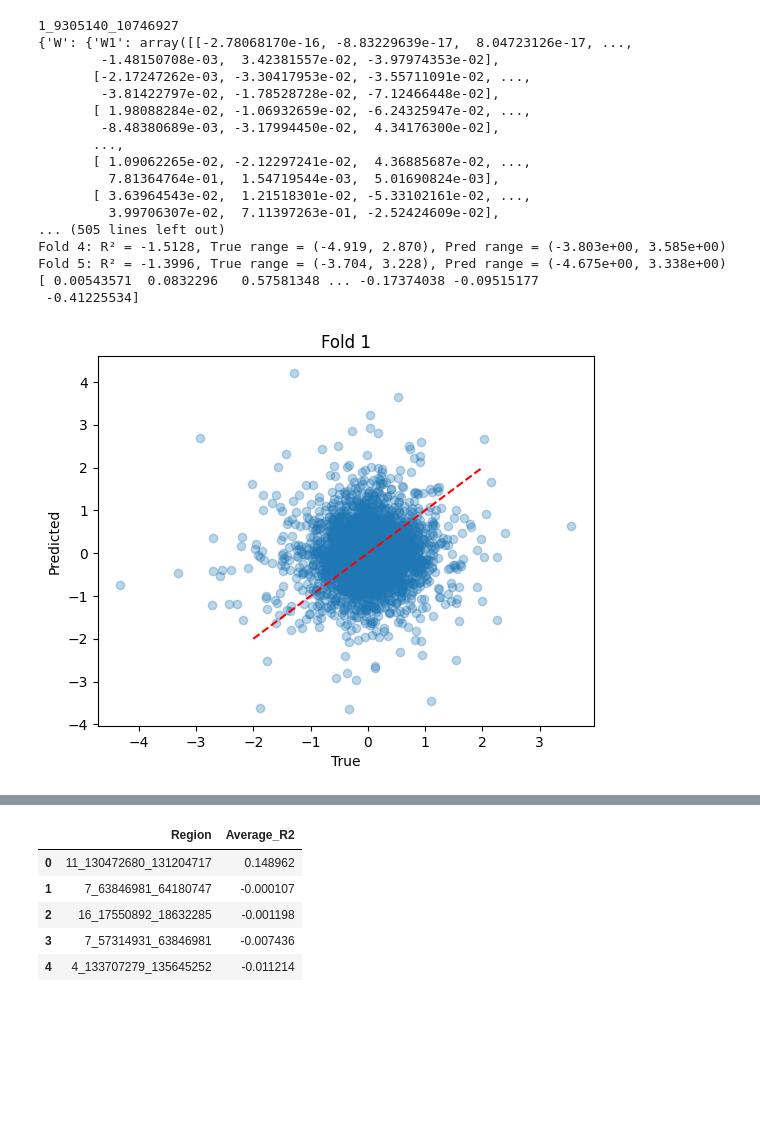
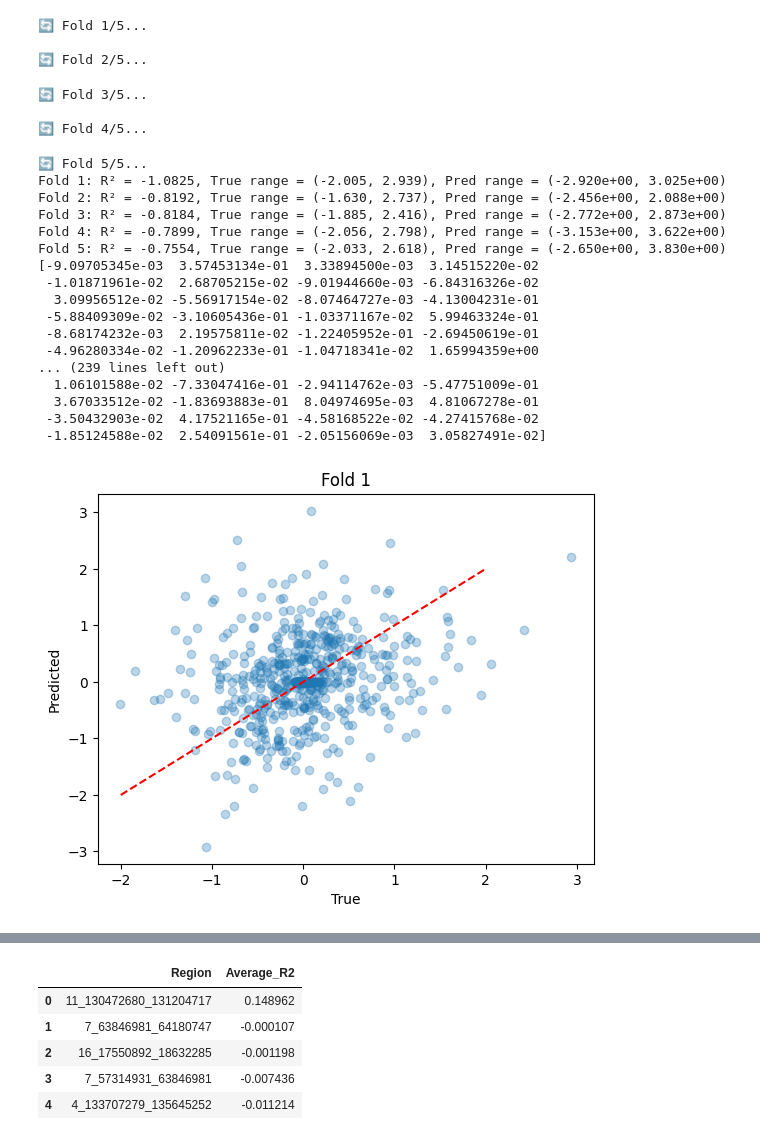
Before and after one commit to ChenRuilonggo/TRTWS, a Jupyter notebook: test.ipynb, the cells around one changed output, grey strips where cells are left out. Cells and saved outputs as stored; diff of their text form; code cells hidden in the pictures; blank space fills up the shorter version.

```diff
--- a/test.ipynb
+++ b/test.ipynb
@@ -1,50 +1,56 @@
 # %%
 import json
 import numpy as np
 import pandas as pd
 from utils import run_tensor_regression
 from utils import run_tensor_regression_cv
 import matplotlib.pyplot as plt
 
-json_path = "/projects/YangLabData/Ruilong/APE_project/valid_region_gene_map.json"
-with open(json_path, 'r') as f:
-        genelist = json.load(f)
-region_id = list(genelist.keys())[6]
-print(region_id)
+# json_path = "/projects/YangLabData/Ruilong/APE_project/valid_region_gene_map.json"
+# with open(json_path, 'r') as f:
+#         genelist = json.load(f)
+# region_id = list(genelist.keys())[0]
+# print(region_id)
 
-result = run_tensor_regression(region_id)
-print(result)
-print(result["C_ts"].min())
-print(result["C_ts"].max())
+# result = run_tensor_regression('11_130472680_131204717')
+# print(result)
+# print(result["C_ts"].min())
+# print(result["C_ts"].max())
 
-r2s, y_trues, y_preds = run_tensor_regression_cv(region_id)
+r2s, y_trues, y_preds = run_tensor_regression_cv('11_130472680_131204717')
 for i, (r2, y_true, y_pred) in enumerate(zip(r2s, y_trues, y_preds)):
     print(f"Fold {i+1}: R² = {r2:.4f}, True range = ({y_true.min():.3f}, {y_true.max():.3f}), Pred range = ({y_pred.min():.3e}, {y_pred.max():.3e})")
 print(y_true)
 
 plt.scatter(y_trues[0], y_preds[0], alpha=0.3)
 plt.plot([-2, 2], [-2, 2], 'r--')
 plt.xlabel("True"); plt.ylabel("Predicted"); plt.title("Fold 1")
 plt.show()
 # %% [output]
-1_9305140_10746927
-{'W': {'W1': array([[-2.78068170e-16, -8.83229639e-17,  8.04723126e-17, ...,
-        -1.48150708e-03,  3.42381557e-02, -3.97974353e-02],
-       [-2.17247262e-03, -3.30417953e-02, -3.55711091e-02, ...,
-        -3.81422797e-02, -1.78528728e-02, -7.12466448e-02],
-       [ 1.98088284e-02, -1.06932659e-02, -6.24325947e-02, ...,
-        -8.48380689e-03, -3.17994450e-02,  4.34176300e-02],
-       ...,
-       [ 1.09062265e-02, -2.12297241e-02,  4.36885687e-02, ...,
-         7.81364764e-01,  1.54719544e-03,  5.01690824e-03],
-       [ 3.63964543e-02,  1.21518301e-02, -5.33102161e-02, ...,
-         3.99706307e-02,  7.11397263e-01, -2.52424609e-02],
-... (505 lines left out)
-Fold 4: R² = -1.5128, True range = (-4.919, 2.870), Pred range = (-3.803e+00, 3.585e+00)
-Fold 5: R² = -1.3996, True range = (-3.704, 3.228), Pred range = (-4.675e+00, 3.338e+00)
-[ 0.00543571  0.0832296   0.57581348 ... -0.17374038 -0.09515177
- -0.41225534]
+🔄 Fold 1/5...
+
+🔄 Fold 2/5...
+🔄 Fold 3/5...
+
+🔄 Fold 4/5...
+🔄 Fold 5/5...
+Fold 1: R² = -1.0825, True range = (-2.005, 2.939), Pred range = (-2.920e+00, 3.025e+00)
+Fold 2: R² = -0.8192, True range = (-1.630, 2.737), Pred range = (-2.456e+00, 2.088e+00)
+Fold 3: R² = -0.8184, True range = (-1.885, 2.416), Pred range = (-2.772e+00, 2.873e+00)
+Fold 4: R² = -0.7899, True range = (-2.056, 2.798), Pred range = (-3.153e+00, 3.622e+00)
+Fold 5: R² = -0.7554, True range = (-2.033, 2.618), Pred range = (-2.650e+00, 3.830e+00)
+[-9.09705345e-03  3.57453134e-01  3.33894500e-03  3.14515220e-02
+ -1.01871961e-02  2.68705215e-02 -9.01944660e-03 -6.84316326e-02
+  3.09956512e-02 -5.56917154e-02 -8.07464727e-03 -4.13004231e-01
+ -5.88409309e-02 -3.10605436e-01 -1.03371167e-02  5.99463324e-01
+ -8.68174232e-03  2.19575811e-02 -1.22405952e-01 -2.69450619e-01
+ -4.96280334e-02 -1.20962233e-01 -1.04718341e-02  1.65994359e+00
+... (239 lines left out)
+  1.06101588e-02 -7.33047416e-01 -2.94114762e-03 -5.47751009e-01
+  3.67033512e-02 -1.83693883e-01  8.04974695e-03  4.81067278e-01
+ -3.50432903e-02  4.17521165e-01 -4.58168522e-02 -4.27415768e-02
+ -1.85124588e-02  2.54091561e-01 -2.05156069e-03  3.05827491e-02]
-[figure, old version]
+[figure, new version]
 # %%
 import json
 import numpy as np
```
Also changed, not shown: parts of 2 cells of this notebook, 4 other files.
